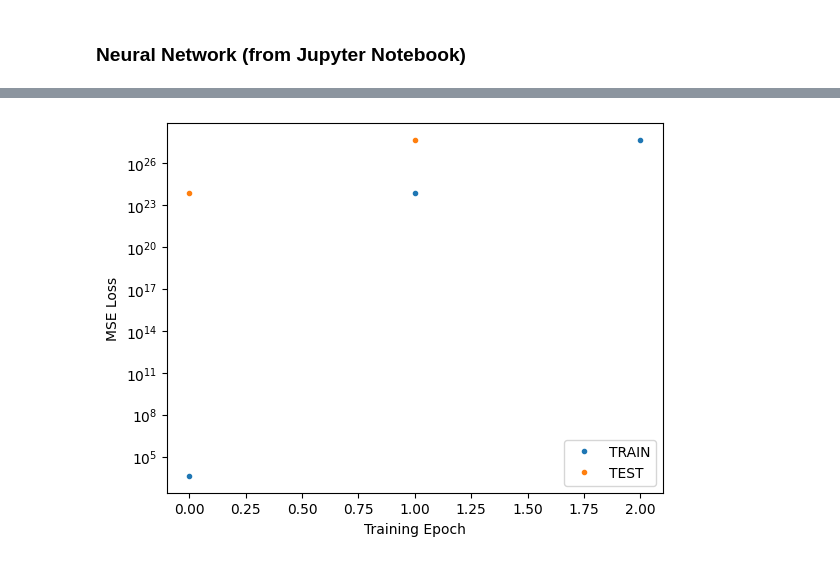
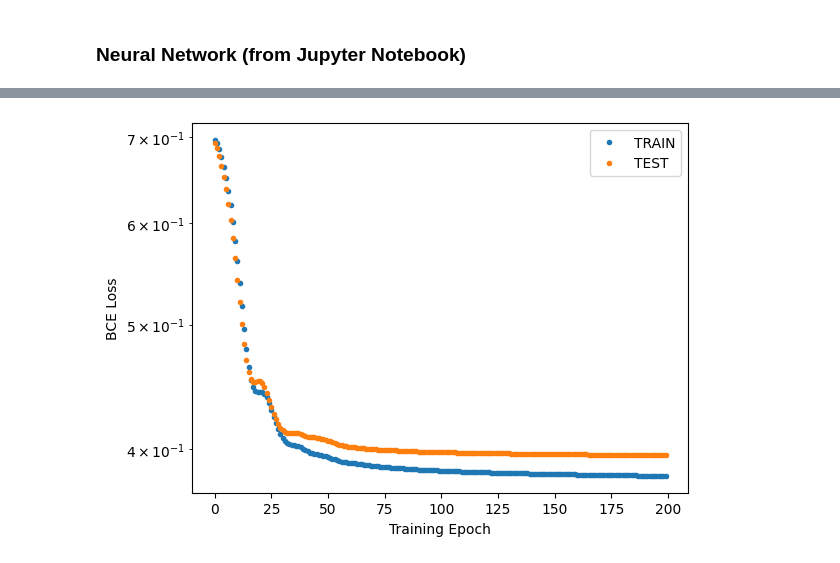
Before and after one commit to KrishWu/WhitesonAIModelDistinguisher, a Jupyter notebook: main.ipynb, the cells around one changed output, grey strips where cells are left out. Drawn from its saved outputs; the diff is of its cells as text; code cells hidden in the pictures.

Commit message:
Updated the neural net, added some updated data, and improved mini-batching.

```diff
--- a/main.ipynb
+++ b/main.ipynb
@@ -152,17 +199,35 @@ tensor([111.0113,   1.3991]) tensor([0.])
 # %%
-n_epochs = 100
+n_epochs = 2
 batch_size = 10
+lossesTrain = []
+lossesTest = []
 
 for epoch in range(n_epochs):
-    for i in range(0, len(X), batch_size):
+    for i in range(0, len(X_train), batch_size):
+        model.train()
         Xbatch = X_train[i:i+batch_size]
         # Xbatch = X
-        y_prediction = model(Xbatch)
         ybatch = y_train[i:i+batch_size]
         # ybatch = y
+        y_prediction = model(Xbatch)
         loss = loss_fn(y_prediction, ybatch)
         optimizer.zero_grad()
         loss.backward()
         optimizer.step()
-    print(f"Finished epoch {epoch}, latest loss {loss}")
+
+        model.eval()
+        y_pred = model(X_test)
+        lossTest = loss_fn(y_pred, y_test)
+
+        lossesTrain.append(loss.detach().numpy())
+        lossesTest.append(lossTest.detach().numpy())
+
+    print(f"Finished epoch {epoch}, latest loss {loss}, {lossTest}")
+
+plt.plot(lossesTrain, label="TRAIN")
+plt.plot(lossesTest, label="TEST")
+plt.legend()
+plt.xlabel("Training Epoch")
+plt.ylabel("BCE Loss")
+plt.show()
 # %% [output]
@@ -219,16 +289,21 @@ plt.show()
 # %%
 torch.manual_seed(123)
 net = torch.nn.Sequential(
-    torch.nn.Linear(2, 20),
+    torch.nn.Linear(10, 25),
     torch.nn.ReLU(),
-    torch.nn.Linear(20, 25),
+    torch.nn.Linear(25, 25),
     torch.nn.ReLU(),
     torch.nn.Linear(25, 1),
+    torch.nn.Sigmoid()
 )
 
 torch.save(net.state_dict(), 'net.pth')
 # %%
-# y_pred = net(X_test_tensor).detach()
-# plt.plot(X_test_tensor.numpy(), y_pred.numpy(), 'k.')
+y_pred = net(X_test).detach()
+
+for i in range(10):
+    print(y_pred[i])
+
+plt.plot(X_test.numpy(), y_pred.numpy(), 'k.')
 plt.plot(X_test.numpy(), y_test.numpy(), 'r.')
 # %% [output]
@@ -238,33 +311,33 @@ plt.plot(X_test.numpy(), y_test.numpy(), 'r.')
 # %%
-loss_fn = torch.nn.MSELoss()
+loss_fn = torch.nn.BCELoss()
 optimizer = torch.optim.SGD(net.parameters(), lr=0.1, momentum=0.9)
 # %%
 torch.manual_seed(123)
 net.load_state_dict(torch.load('net.pth'))
 losses_train, losses_test = [], []
 for epoch in range(200):
     # Calculate the loss on the training sample.
     net.train() # configure the model for training
     y_pred = net(X_train)
     loss = loss_fn(y_pred, y_train)
     # Update the parameters.
     optimizer.zero_grad()
     loss.backward()
     optimizer.step()
     # Save the training loss after each epoch.
     losses_train.append(loss.data)
     # Calculate and save the test loss after each epoch.
     net.eval() # configure the model for evaluation (testing)
     y_pred = net(X_test)
     losses_test.append(loss_fn(y_pred, y_test).data)
 plt.plot(losses_train, '.', label='TRAIN')
 plt.plot(losses_test, '.', label='TEST')
 plt.legend()
 plt.xlabel('Training Epoch')
-plt.ylabel('MSE Loss')
+plt.ylabel('BCE Loss')
 plt.yscale('log')
 # %% [output]
-[figure, old version]
+[figure, new version]
 # %%
 y_prob = net(X_test)
 
```
Also changed, not shown: parts of 23 cells of this notebook, 7 other files.
